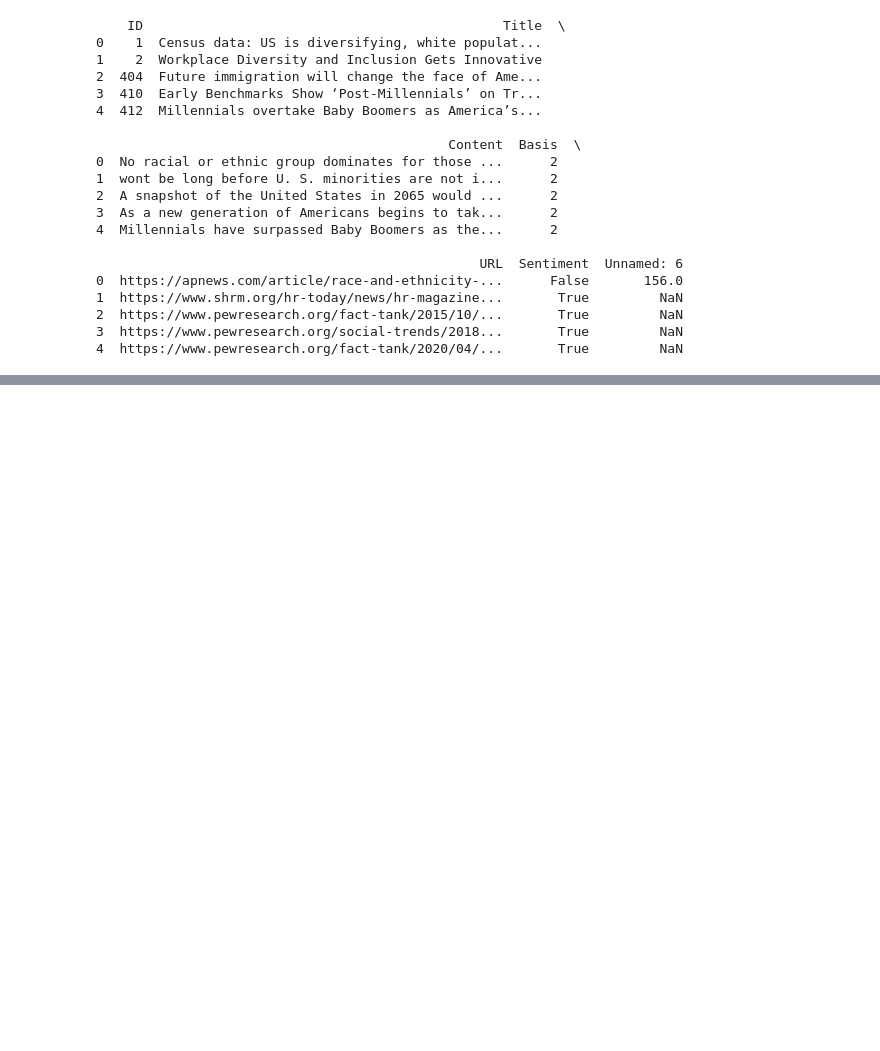
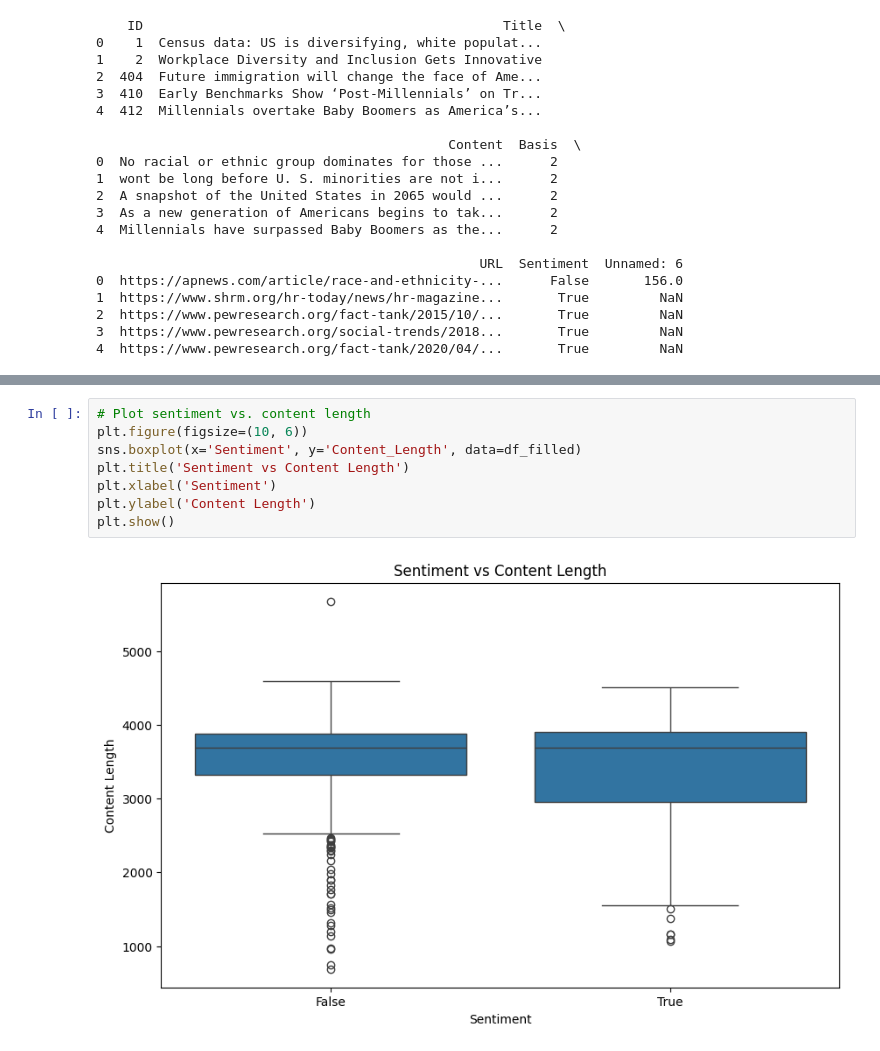
Before and after one commit to varunpothu/Research_Methods_Assignment, a Jupyter notebook: R_M__Assignment_3.ipynb, the cells around one changed output, grey strips where cells are left out. Saved outputs shown, nothing was run; the diff lists cells and outputs as text; blank space fills up the shorter version.

```diff
--- a/R_M__Assignment_3.ipynb
+++ b/R_M__Assignment_3.ipynb
@@ -87,0 +202,10 @@ diversity_df.head()
+# %%
+# Plot sentiment vs. content length
+plt.figure(figsize=(10, 6))
+sns.boxplot(x='Sentiment', y='Content_Length', data=df_filled)
+plt.title('Sentiment vs Content Length')
+plt.xlabel('Sentiment')
+plt.ylabel('Content Length')
+plt.show()
+# %% [output]
+[figure, added]
```
Also changed, not shown: parts of 19 cells of this notebook.
